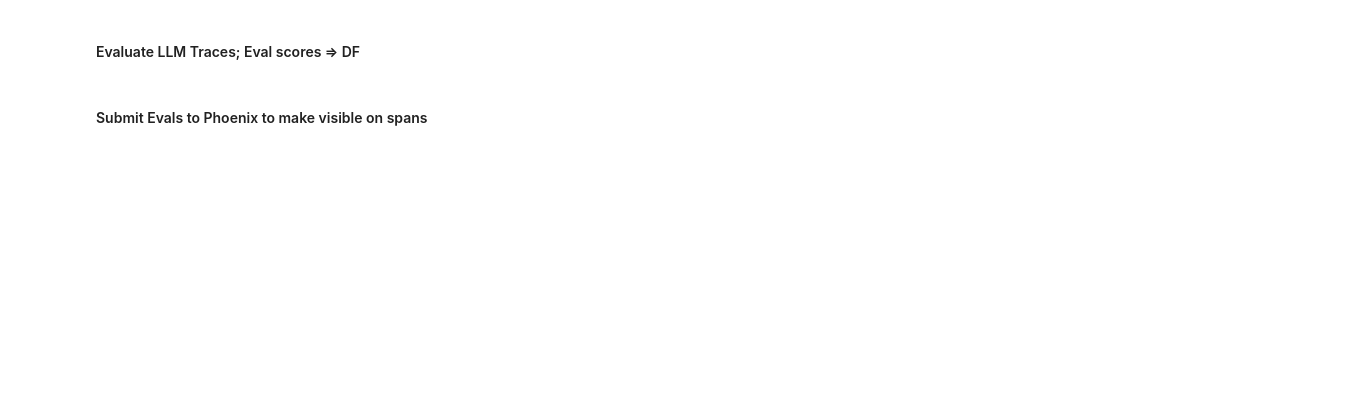
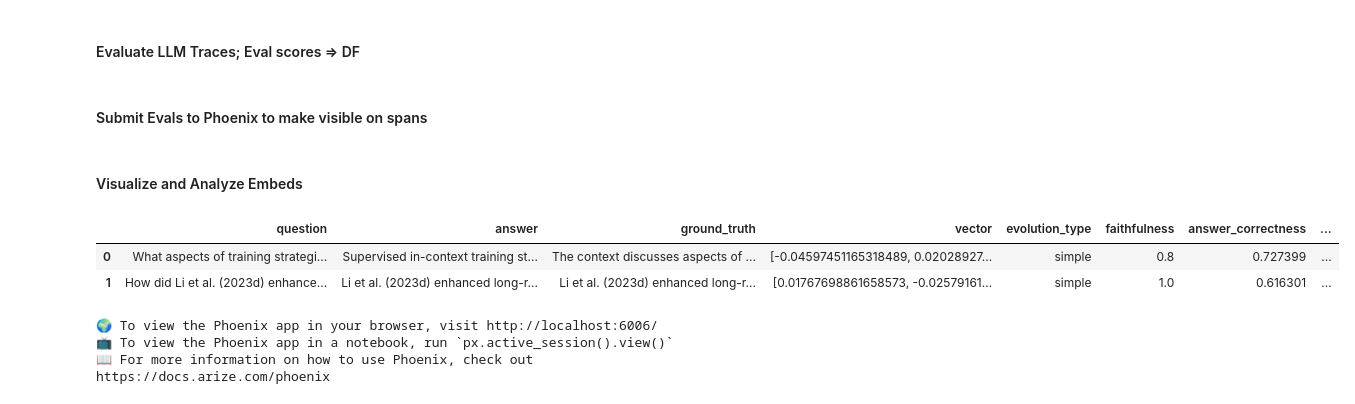
Before and after one commit to peterbull/regen-ai, a Jupyter notebook: nbs/240413_ragas_eval_from_csv.ipynb, the cells around one changed output. Cells and saved outputs as stored; diff of their text form; code cells hidden in the pictures; blank space fills up the shorter version.

Commit message:
nb run ragas evals - expensive

```diff
--- a/nbs/240413_ragas_eval_from_csv.ipynb
+++ b/nbs/240413_ragas_eval_from_csv.ipynb
@@ -258,3 +269,46 @@ for eval_name in eval_scores_df.columns:
     evals_df = eval_scores_df[[eval_name]].rename(columns={eval_name: "score"})
     evals = SpanEvaluations(eval_name, evals_df)
     px.Client().log_evaluations(evals, project_name="llama-index")
+# %% [markdown]
+#### Visualize and Analyze Embeds
+# %%
+query_embeddings_df = query_embeddings_df.iloc[::-1]
+assert ragas_evals_df.question.tolist() == query_embeddings_df.text.tolist()
+assert test_df.question.tolist() == ragas_evals_df.question.tolist()
+query_df = pd.concat(
+    [
+        ragas_evals_df[["question", "answer", "ground_truth"]].reset_index(drop=True),
+        query_embeddings_df[["vector"]].reset_index(drop=True),
+        test_df[["evolution_type"]],
+        eval_scores_df.reset_index(drop=True),
+    ],
+    axis=1,
+)
+query_df.head()
+# %% [output]
+|  | question | answer | ground_truth | vector | evolution_type | faithfulness | answer_correctness | ... |
+| 0 | What aspects of training strategi... | Supervised in-context training st... | The context discusses aspects of ... | [-0.04597451165318489, 0.02028927... | simple | 0.8 | 0.727399 | ... |
+| 1 | How did Li et al. (2023d) enhance... | Li et al. (2023d) enhanced long-r... | Li et al. (2023d) enhanced long-r... | [0.01767698861658573, -0.02579161... | simple | 1.0 | 0.616301 | ... |
+# %%
+
+query_schema = px.Schema(
+    prompt_column_names=px.EmbeddingColumnNames(
+        raw_data_column_name="question", vector_column_name="vector"
+    ),
+    response_column_names="answer",
+)
+corpus_schema = px.Schema(
+    prompt_column_names=px.EmbeddingColumnNames(
+        raw_data_column_name="text", vector_column_name="vector"
+    )
+)
+# relaunch phoenix with a primary and corpus dataset to view embeddings
+px.close_app()
+session = px.launch_app(
+    primary=px.Inferences(query_df, query_schema, "query"),
+    corpus=px.Inferences(corpus_df.reset_index(drop=True), corpus_schema, "corpus"),
+)
+# %% [output]
+🌍 To view the Phoenix app in your browser, visit http://localhost:6006/
+📺 To view the Phoenix app in a notebook, run `px.active_session().view()`
+📖 For more information on how to use Phoenix, check out https://docs.arize.com/phoenix
```
Also changed, not shown: parts of 12 cells of this notebook, 1 other file.
